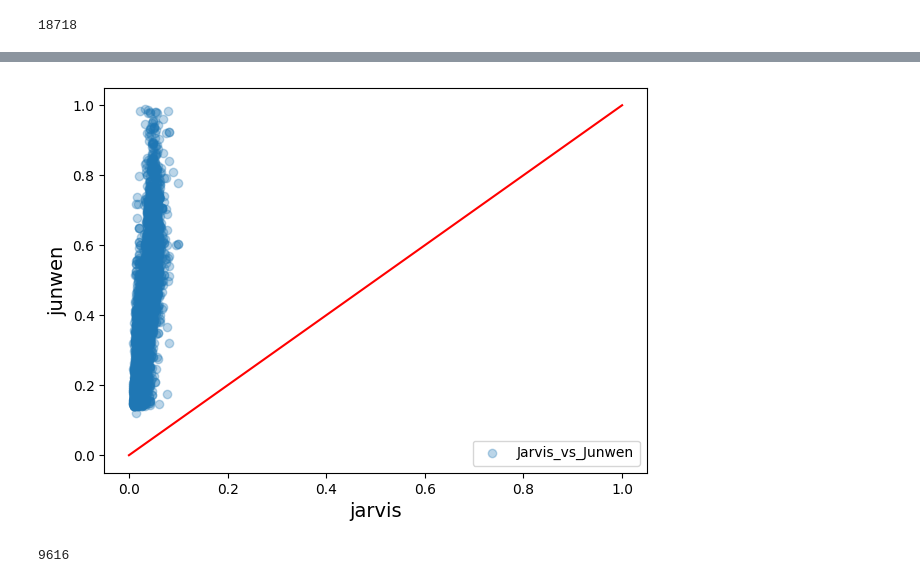
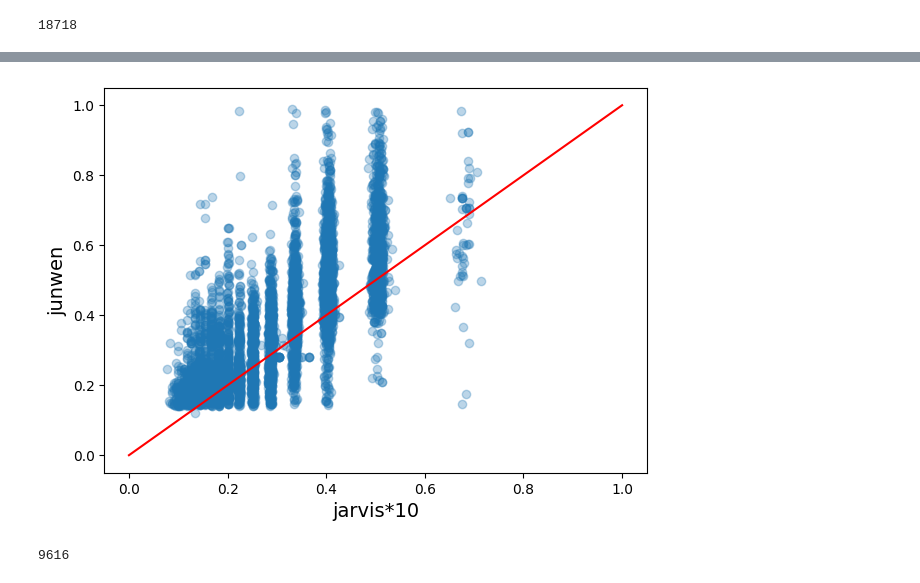
Before and after one commit to stfc/goldilocks_kpoints, a Jupyter notebook: notebooks/Jarvis-vs-QE.ipynb, the cells around one changed output, grey strips where cells are left out. Saved outputs shown, nothing was run; the diff lists cells and outputs as text; code cells hidden in the pictures.

```diff
--- a/notebooks/Jarvis-vs-QE.ipynb
+++ b/notebooks/Jarvis-vs-QE.ipynb
@@ -38,29 +38,13 @@ for i in range(len(jarvis)):
         structure = JarvisAtomsAdaptor.get_structure(atoms)
         structures.append(structure)
         rec_lattice = structure.lattice.reciprocal_lattice
-        b_lengths = rec_lattice.abc /(2 * np.pi*np.ones(3))
+        b_lengths = rec_lattice.abc
         klength=jarvis.iloc[i]['kpoint_length_unit']
         kmesh = [max(1, int(klength * b + 0.5)) for b in b_lengths]
         k_dist=max(b / n for b, n in zip(b_lengths, kmesh))
         k_dists.append(k_dist)
     except:
         k_dists.append(np.nan)
-# %%
-k_dists1=[]
-structures=[]
-for i in range(10):
-    try:
-        atoms = Atoms.from_dict(jarvis.iloc[i]['atoms'])
-        structure = JarvisAtomsAdaptor.get_structure(atoms)
-        structures.append(structure)
-        rec_lattice = structure.lattice.reciprocal_lattice
-        b_lengths = rec_lattice.abc / (2 * np.pi*np.ones(3))
-        klength=jarvis.iloc[i]['kpoint_length_unit']
-        kmesh = [max(1, int(klength * b + 0.5)) for b in b_lengths]
-        k_dist=max(b / n for b, n in zip(b_lengths, kmesh))
-        k_dists1.append(k_dist)
-    except:
-        k_dists1.append(np.nan)
 # %%
 jarvis['k_dist']=k_dists
 jarvis['structure']=structures
@@ -101,6 +85,7 @@ len(junwen_formulas)
 18718
 # %%
 formulas=[]
+band_gaps=[]
 structures=[]
 jarvis_dist=[]
 junwen_dist=[]
@@ -111,9 +96,10 @@ for form in junwen_formulas:
         db=junwen.loc[junwen['Formula']==form]
         for i in range(len(db)):
             struct1=db['structure'].values[i]
-            for struct,k_dist in zip(da['structure'].values,da['k_dist'].values):
+            for struct,k_dist, gap in zip(da['structure'].values,da['k_dist'].values,da['optb88vdw_bandgap'].values):
                 if matcher.fit(struct1, struct):
                     formulas.append(form)
+                    band_gaps.append(gap)
                     structures.append(struct1)
                     jarvis_dist.append(k_dist)
                     junwen_dist.append(db['k_dist'].values[i])
@@ -122,5 +108,6 @@ df=pd.DataFrame({
     'formula': formulas,
     'structure': structures,
     'jarvis_kdist': jarvis_dist,
-    'junwen_kdist': junwen_dist
+    'junwen_kdist': junwen_dist,
+    'optb88vdw_bandgap':band_gaps
     })
@@ -128,14 +177,15 @@ df=pd.DataFrame({
 df.to_csv('Comparison_jarvis_junwen.csv')
 # %%
 plt.figure(figsize=(7,5))
-sc=plt.scatter(df['jarvis_kdist'].values, df['junwen_kdist'].values, alpha=0.3, label='Jarvis_vs_Junwen')
+# sc=plt.scatter(da['jarvis_kdist'].values, da['junwen_kdist'].values, alpha=0.3, label='Jarvis_vs_Junwen_metals')
+sc=plt.scatter(df['jarvis_kdist'].values*10, df['junwen_kdist'].values, alpha=0.3, label='Jarvis_vs_Junwen_isolators')
 plt.plot([0,1],[0,1], color='red')
-plt.xlabel('jarvis', fontsize =14)
+plt.xlabel('jarvis*10', fontsize =14)
 plt.ylabel('junwen', fontsize = 14)
-plt.legend()
+# plt.legend()
 plt.show()
 # %% [output]
-[figure, old version]
+[figure, new version]
 # %%
 df=pd.read_csv('../data/Comparison_jarvis_junwen.csv')
 # %%
```
Also changed, not shown: parts of 8 cells of this notebook, 2 other files.
